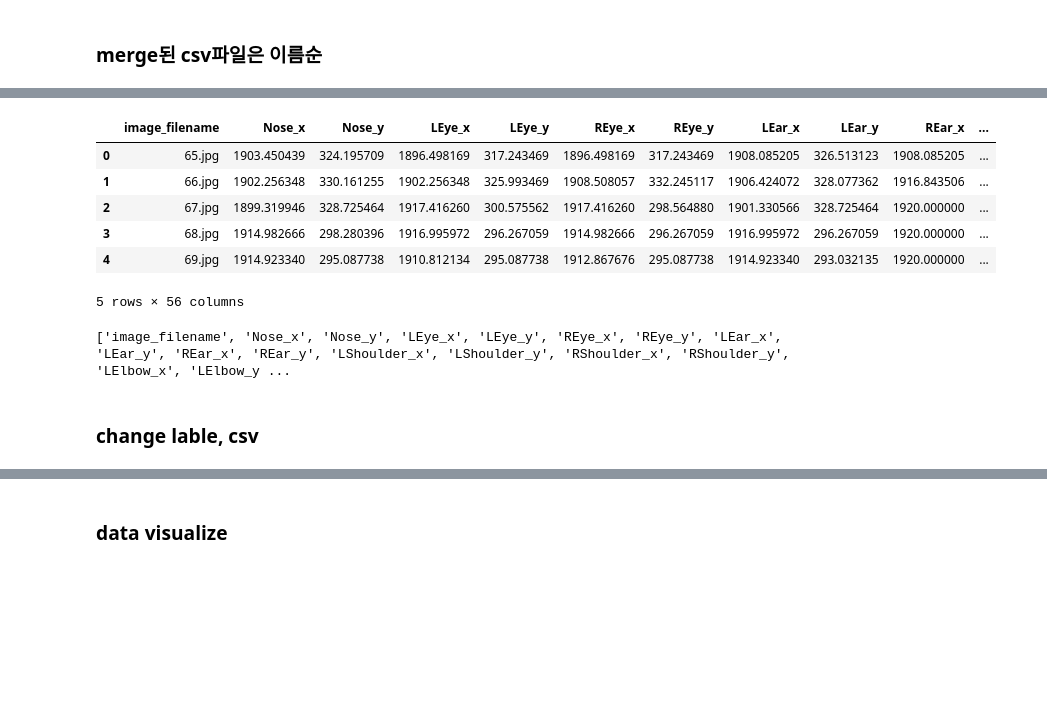
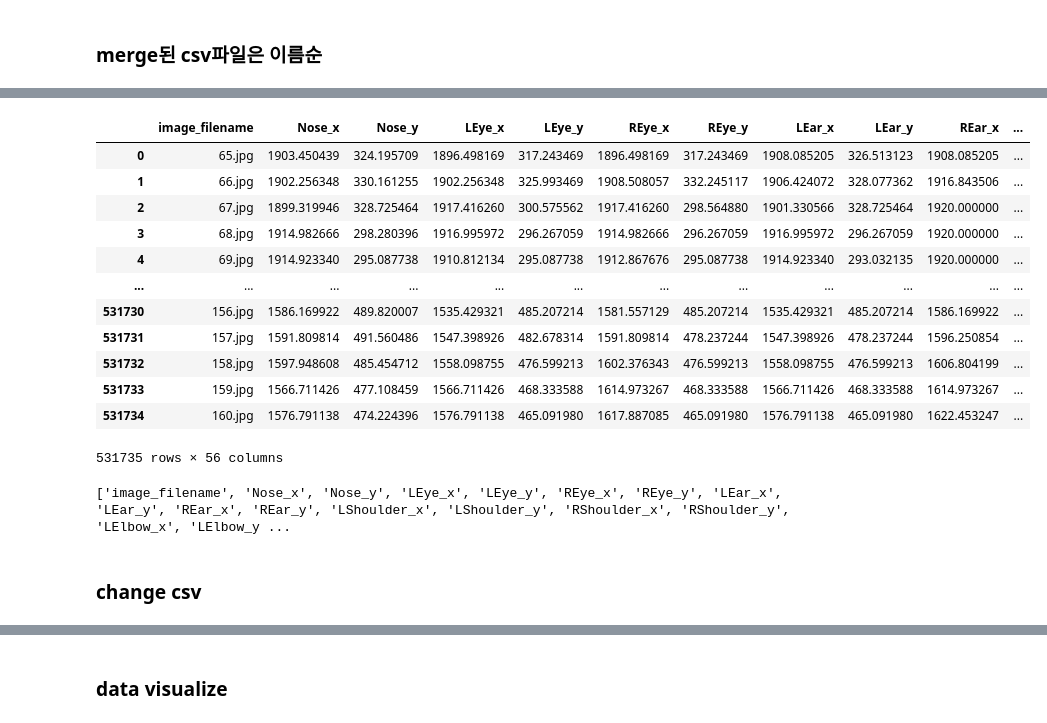
Before and after one commit to lastwater8725/figure_v2, a Jupyter notebook: figure/src/EDA.ipynb, the cells around one changed output, grey strips where cells are left out. Cells and saved outputs as stored; diff of their text form; code cells hidden in the pictures; blank space fills up the shorter version.

```diff
--- a/figure/src/EDA.ipynb
+++ b/figure/src/EDA.ipynb
@@ -13,18 +13,24 @@ pwd
 # %%
 data = pd.read_csv('./data/merged.csv')
-data.head()
+data.head(-5)
 # %% [output]
 |  | image_filename | Nose_x | Nose_y | LEye_x | LEye_y | REye_x | REye_y | LEar_x | LEar_y | REar_x | ... |
 | 0 | 65.jpg | 1903.450439 | 324.195709 | 1896.498169 | 317.243469 | 1896.498169 | 317.243469 | 1908.085205 | 326.513123 | 1908.085205 | ... |
 | 1 | 66.jpg | 1902.256348 | 330.161255 | 1902.256348 | 325.993469 | 1908.508057 | 332.245117 | 1906.424072 | 328.077362 | 1916.843506 | ... |
 | 2 | 67.jpg | 1899.319946 | 328.725464 | 1917.416260 | 300.575562 | 1917.416260 | 298.564880 | 1901.330566 | 328.725464 | 1920.000000 | ... |
 | 3 | 68.jpg | 1914.982666 | 298.280396 | 1916.995972 | 296.267059 | 1914.982666 | 296.267059 | 1916.995972 | 296.267059 | 1920.000000 | ... |
 | 4 | 69.jpg | 1914.923340 | 295.087738 | 1910.812134 | 295.087738 | 1912.867676 | 295.087738 | 1914.923340 | 293.032135 | 1920.000000 | ... |
+| ... | ... | ... | ... | ... | ... | ... | ... | ... | ... | ... | ... |
+| 531730 | 156.jpg | 1586.169922 | 489.820007 | 1535.429321 | 485.207214 | 1581.557129 | 485.207214 | 1535.429321 | 485.207214 | 1586.169922 | ... |
+| 531731 | 157.jpg | 1591.809814 | 491.560486 | 1547.398926 | 482.678314 | 1591.809814 | 478.237244 | 1547.398926 | 478.237244 | 1596.250854 | ... |
+| 531732 | 158.jpg | 1597.948608 | 485.454712 | 1558.098755 | 476.599213 | 1602.376343 | 476.599213 | 1558.098755 | 476.599213 | 1606.804199 | ... |
+| 531733 | 159.jpg | 1566.711426 | 477.108459 | 1566.711426 | 468.333588 | 1614.973267 | 468.333588 | 1566.711426 | 468.333588 | 1614.973267 | ... |
+| 531734 | 160.jpg | 1576.791138 | 474.224396 | 1576.791138 | 465.091980 | 1617.887085 | 465.091980 | 1576.791138 | 465.091980 | 1622.453247 | ... |
-5 rows × 56 columns
+531735 rows × 56 columns
 # %%
 columns = list(data.columns)
 print(columns)
 # %% [output]
 ['image_filename', 'Nose_x', 'Nose_y', 'LEye_x', 'LEye_y', 'REye_x', 'REye_y', 'LEar_x', 'LEar_y', 'REar_x', 'REar_y', 'LShoulder_x', 'LShoulder_y', 'RShoulder_x', 'RShoulder_y', 'LElbow_x', 'LElbow_y ...
 # %% [markdown]
-### change lable, csv
+### change csv
```
Also changed, not shown: parts of 32 cells of this notebook, 2 other files.
